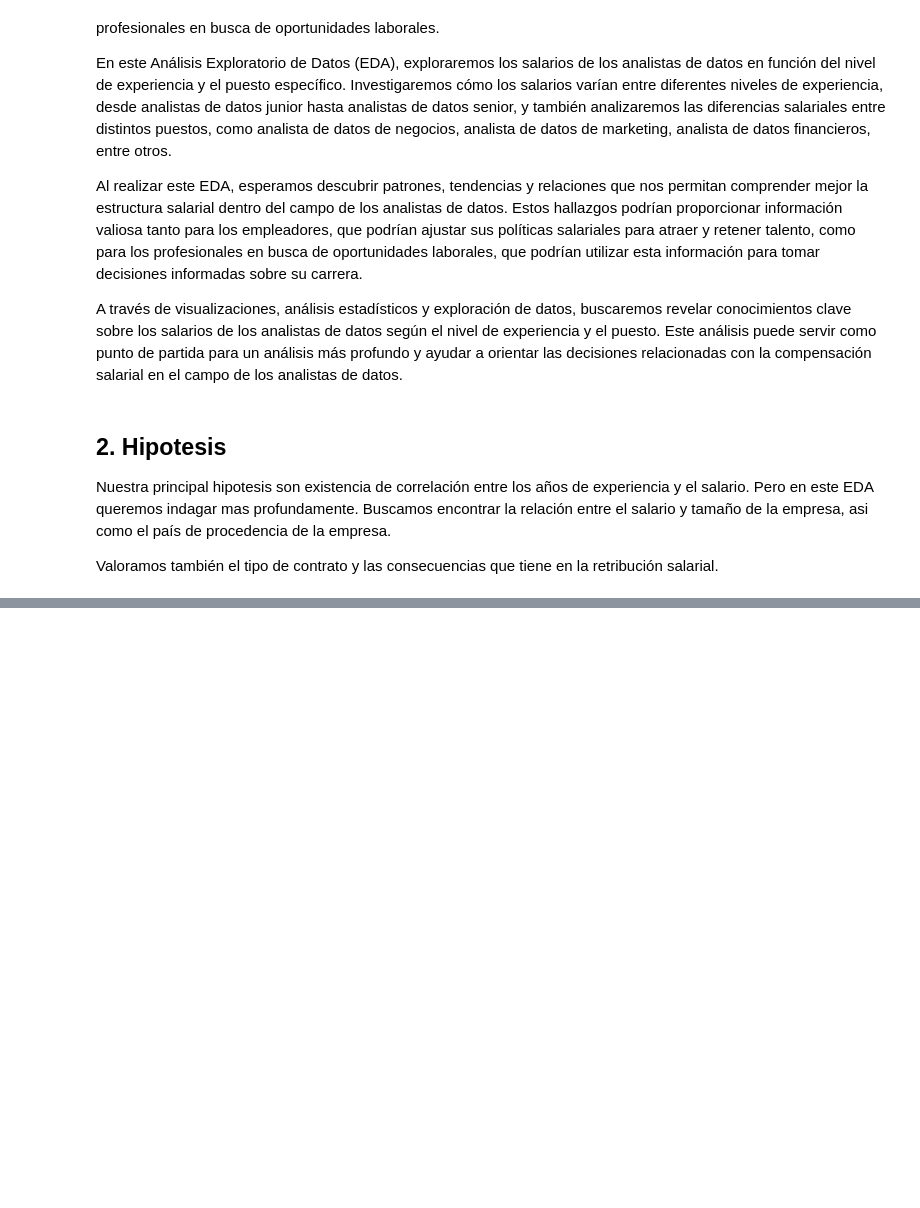
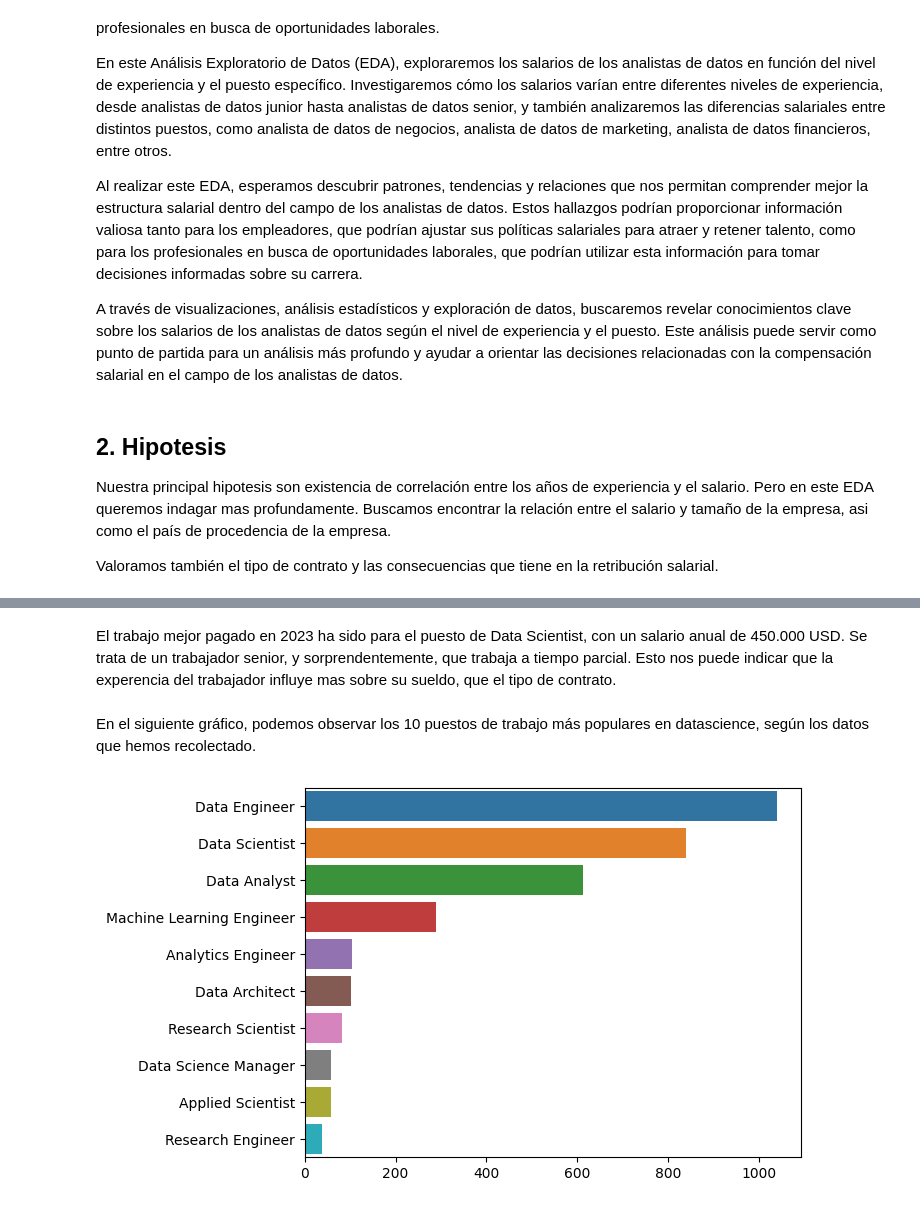
Before and after one commit to JuditRoca/Diabetesprediction, a Jupyter notebook: Notebooks/01_EDA.ipynb, the cells around one changed output, grey strips where cells are left out. Saved outputs shown, nothing was run; the diff lists cells and outputs as text; code cells hidden in the pictures; blank space fills up the shorter version.

```diff
--- a/Notebooks/01_EDA.ipynb
+++ b/Notebooks/01_EDA.ipynb
@@ -27,0 +78,3 @@ Valoramos también el tipo de contrato y las consecuencias que tiene en la retri
+# %%
+df = pd.read_csv("../Data/raw/ds_salaries.csv")
+df.max()
@@ -27,0 +94,9 @@ Valoramos también el tipo de contrato y las consecuencias que tiene en la retri
+# %% [markdown]
+El trabajo mejor pagado en 2023 ha sido para el puesto de Data Scientist, con un salario anual de 450.000 USD. Se trata de un trabajador senior, y sorprendentemente, que trabaja a tiempo parcial. Esto nos puede indicar que la experencia del trabajador influye mas sobre su sueldo, que el tipo de contrato.
+# %% [markdown]
+En el siguiente gráfico, podemos observar los 10 puestos de trabajo más populares en datascience, según los datos que hemos recolectado.
+# %%
+job_titles = df["job_title"].value_counts().head(10)
+sns.barplot(y=job_titles.index, x= job_titles.values);
+# %% [output]
+[figure, added]
```
Also changed, not shown: parts of 9 cells of this notebook, 6 other files.
